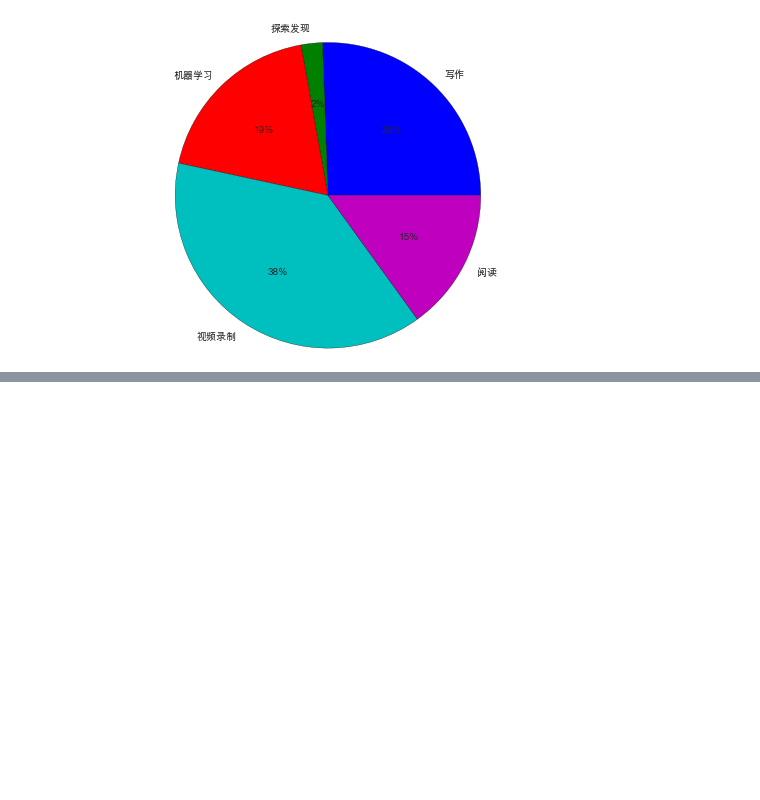
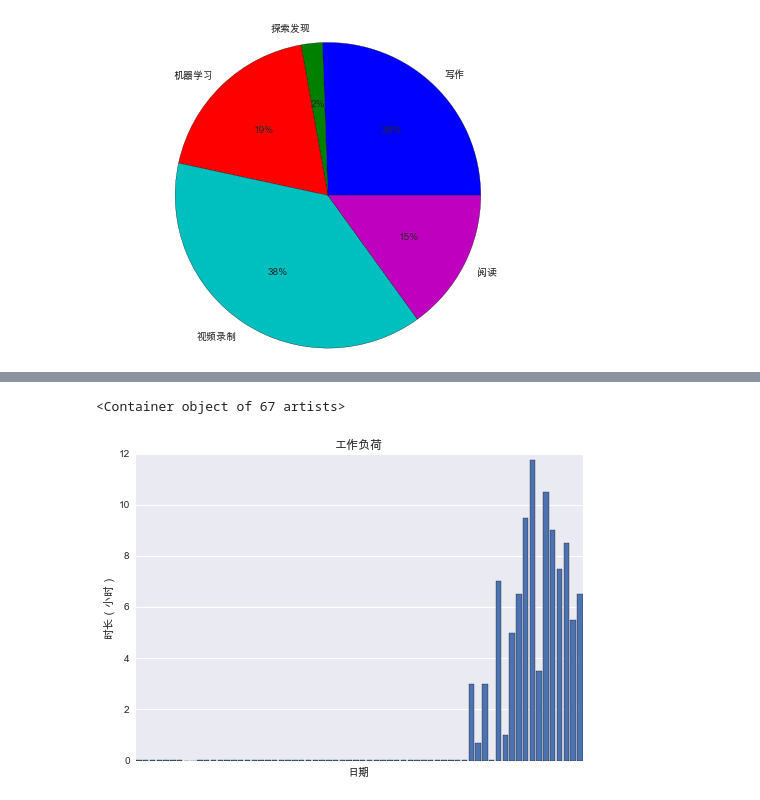
Before and after one commit to kamidox/utils, a Jupyter notebook: dida365/dida_event_log.ipynb, the cells around one changed output, grey strips where cells are left out. Saved outputs shown, nothing was run; the diff lists cells and outputs as text; code cells hidden in the pictures; blank space fills up the shorter version.

```diff
--- a/dida365/dida_event_log.ipynb
+++ b/dida365/dida_event_log.ipynb
@@ -206,0 +226,9 @@ str(pd.Timestamp(data.index.values.min()).date())
+# %%
+plt.title(u'工作负荷')
+plt.xticks([])
+plt.xlabel(u'日期')
+plt.ylabel(u'时长（小时）')
+plt.bar(days.index.values, days['Duration'].values / 60)
+# %% [output]
+<Container object of 67 artists>
+[figure, added]
```
Also changed, not shown: parts of 10 cells of this notebook, 2 other files.
